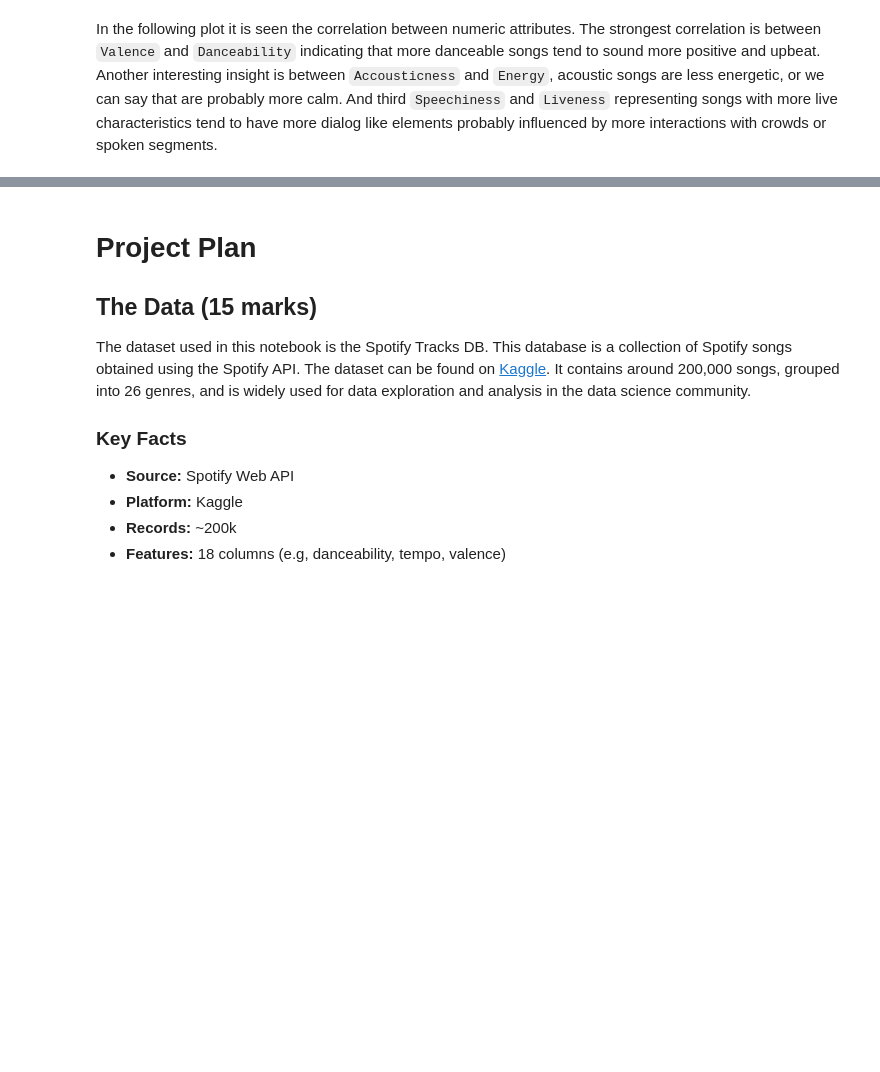
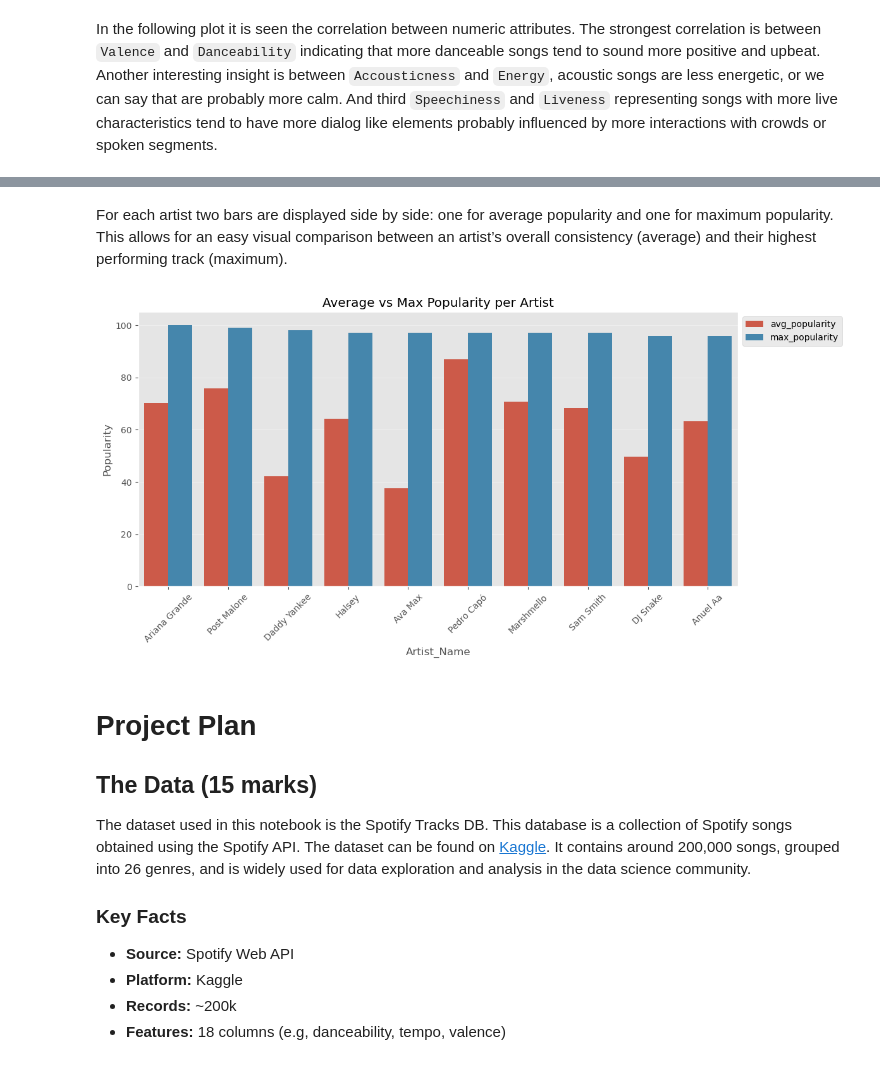
Before and after one commit to bartzilla/SpotifyDB_Music_Analysis, a Jupyter notebook: P4DS_A2_Data_Analysis_Project.ipynb, the cells around one changed output, grey strips where cells are left out. Cells and saved outputs as stored; diff of their text form; code cells hidden in the pictures; blank space fills up the shorter version.

```diff
--- a/P4DS_A2_Data_Analysis_Project.ipynb
+++ b/P4DS_A2_Data_Analysis_Project.ipynb
@@ -439,0 +461,10 @@ ValueError: Could not interpret value `Artist` for `y`. An entry with this name
+# %%
+artist_stats = (
+    df.groupby('Artist_Name')
+    .agg(
+        avg_popularity=('Popularity', 'mean'),
+        max_popularity=('Popularity', 'max'),
+        song_count=('Popularity', 'count')
+    )
+    .reset_index()
+)
@@ -440,3 +473,34 @@ ValueError: Could not interpret value `Artist` for `y`. An entry with this name
+# %%
+top_artists = artist_stats.sort_values(
+    by='max_popularity', ascending=False
+).head(10)
+# %% [markdown]
+For each artist two bars are displayed side by side: one for average popularity and one for maximum popularity. This allows for an easy visual comparison between an artist’s overall consistency (average) and their highest performing track (maximum).
+# %%
+plot_df = top_artists.melt(
+    id_vars='Artist_Name',
+    value_vars=['avg_popularity', 'max_popularity'],
+    var_name='Metric',
+    value_name='Popularity'
+)
+
+plt.figure(figsize=(12,6))
+
+sns.barplot(
+    data=plot_df,
+    x='Artist_Name',
+    y='Popularity',
+    hue='Metric'
+)
+
+plt.xticks(rotation=45)
+plt.title('Average vs Max Popularity per Artist')
+plt.ylabel('Popularity')
+plt.legend(loc='upper left', bbox_to_anchor=(1, 1))
+plt.tight_layout()
+plt.show()
+# %% [output]
+[figure, added]
 # %% [markdown]
 # Project Plan
 
```
Also changed, not shown: parts of 23 cells of this notebook.
